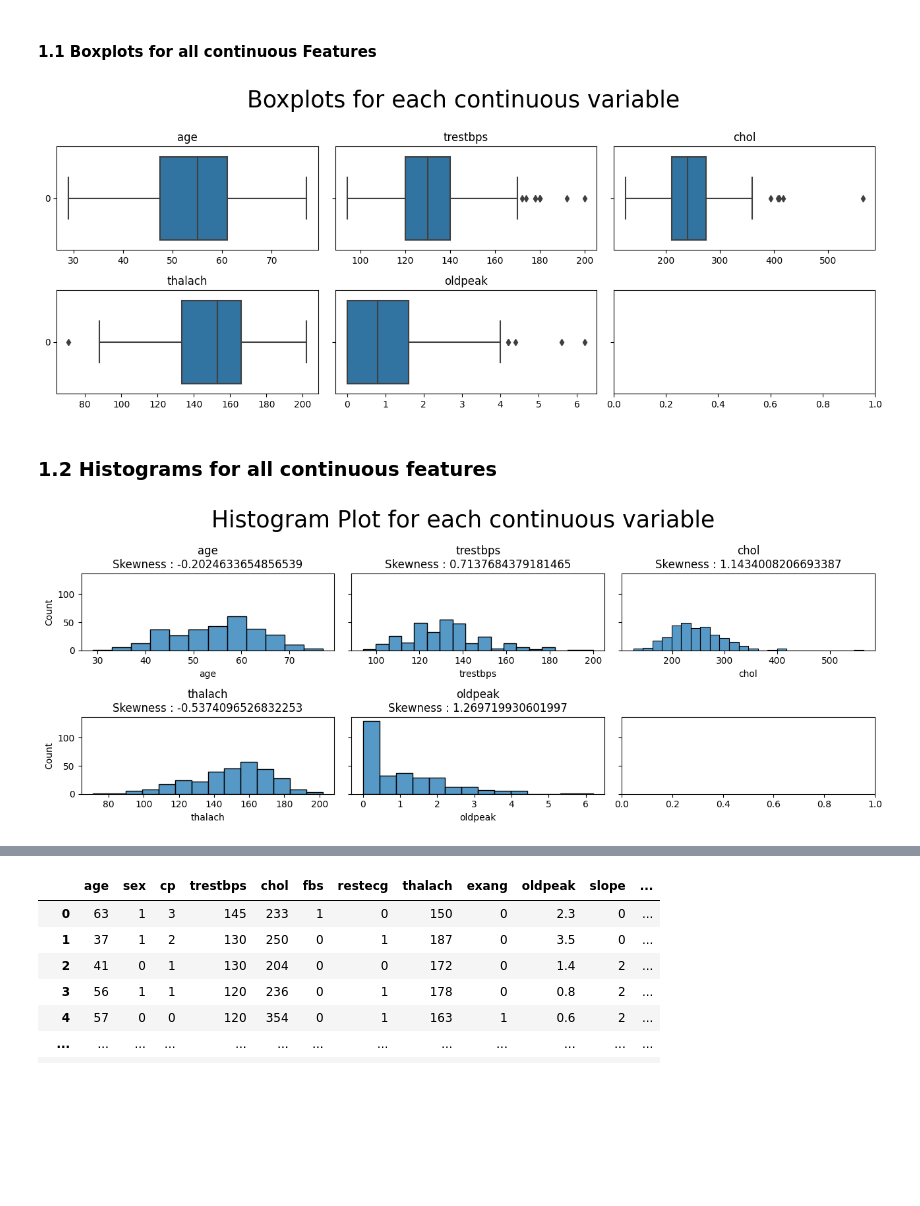
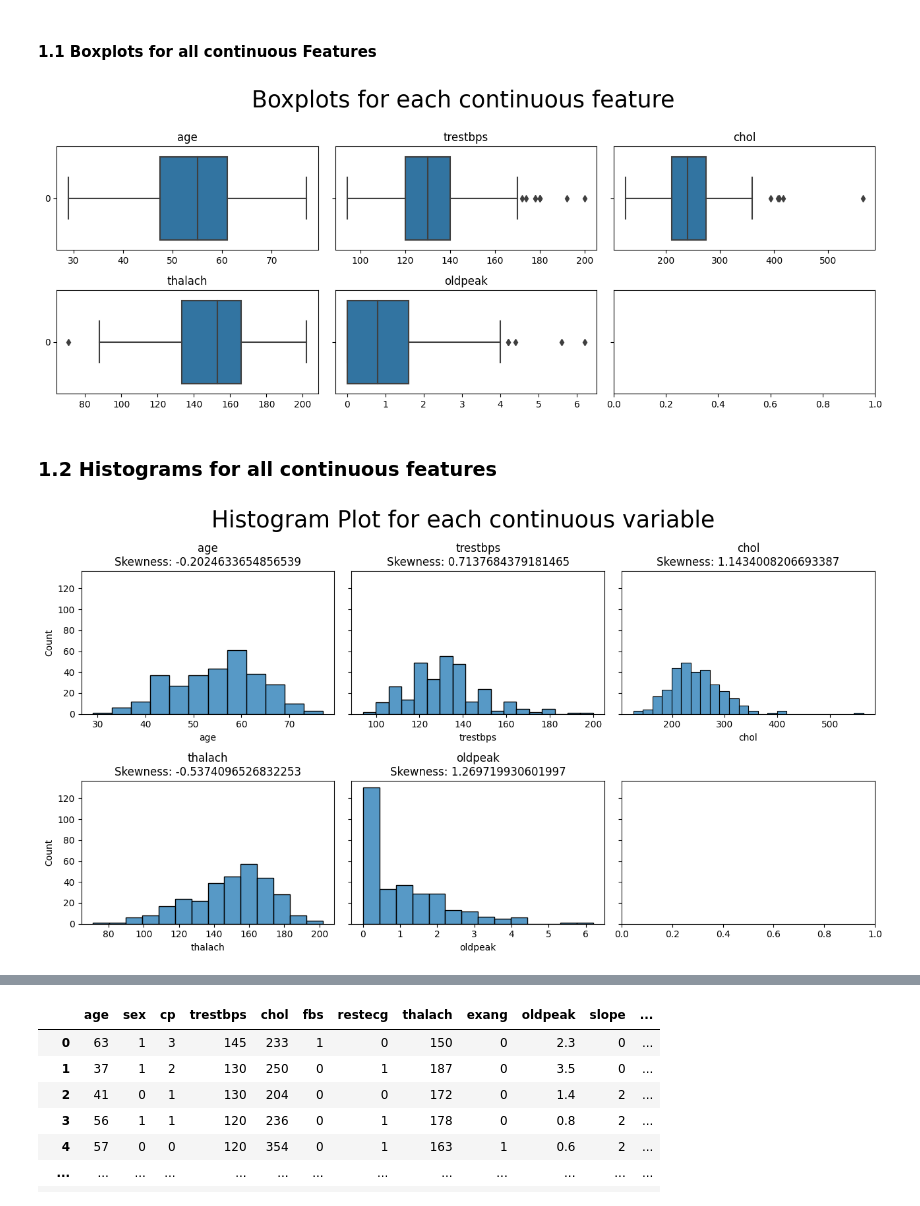
Before and after one commit to HanyaAdel/Heart-Disease-Detection, a Jupyter notebook: Preprocessing.ipynb, the cells around one changed output, grey strips where cells are left out. Cells and saved outputs as stored; diff of their text form; code cells hidden in the pictures; blank space fills up the shorter version.

```diff
--- a/Preprocessing.ipynb
+++ b/Preprocessing.ipynb
@@ -31,7 +54,7 @@ import seaborn as sns
 # checking boxplots
 def boxplots_custom(dataset, columns_list, rows, cols):
     fig, axs = plt.subplots(rows, cols, sharey=True, figsize=(13,5))
-    fig.suptitle('Boxplots for each continuous variable',y=1, size=25)
+    fig.suptitle('Boxplots for each continuous feature',y=1, size=25)
     axs = axs.flatten()
     for i, data in enumerate(columns_list):
         sns.boxplot(data=dataset[data], orient='h', ax=axs[i])
@@ -40,23 +63,26 @@ def boxplots_custom(dataset, columns_list, rows, cols):
 boxplots_custom(dataset=df, columns_list=numerical_columns, rows=2, cols=3)
 plt.tight_layout()
 # %% [output]
-[figure, old version]
+[figure, new version]
 # %% [markdown]
 ### 1.2 Histograms for all continuous features
 # %%
-def colDistri(dataset,columns_list):
+def colDistri(dataset,columns_list, rows, cols, sp, width, height):
 
-    fig, axs = plt.subplots(2, 3, sharey=True, figsize=(13,5))
-    fig.suptitle('Histogram Plot for each continuous variable', fontsize=25)
+    fig, axs = plt.subplots(rows, cols, sharey=True, figsize=(width,height))
+    fig.suptitle('Histogram Plot for each '+ sp +' variable', fontsize=25)
     axs = axs.flatten()
 
 
     for i, data in enumerate(columns_list):
-        sns.histplot(data=dataset, x=data, ax=axs[i])
-        skewness = dataset[data].skew(axis = 0, skipna = True)
-        axs[i].set_title(data+ '\nSkewness : '+ str(skewness))
+        sns.histplot(data=dataset, x = data, ax=axs[i])
+        if sp == "continuous":
+            skewness = dataset[data].skew(axis = 0, skipna = True)
+            axs[i].set_title(data +'\nSkewness: ' + str(skewness))
+        else:
+            axs[i].set_title(data)
 
-colDistri(dataset=df, columns_list=numerical_columns)
+colDistri(df, numerical_columns, 2, 3, "continuous", 13, 7)
 plt.tight_layout()
 # %% [output]
-[figure, old version]
+[figure, new version]
```
Also changed, not shown: parts of 22 cells of this notebook.
